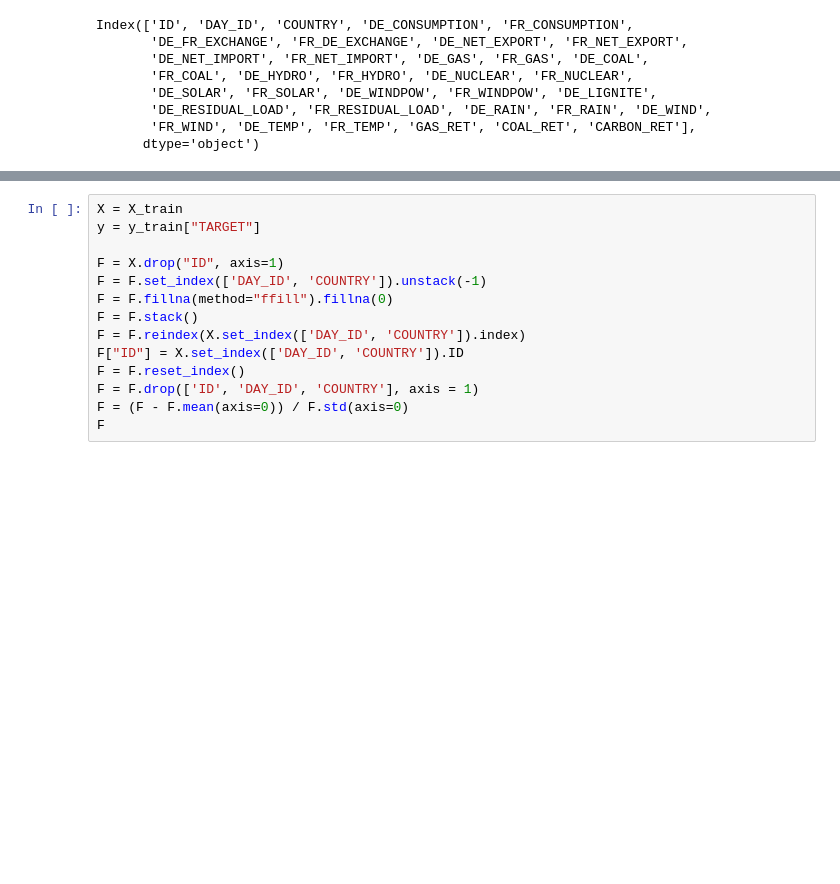
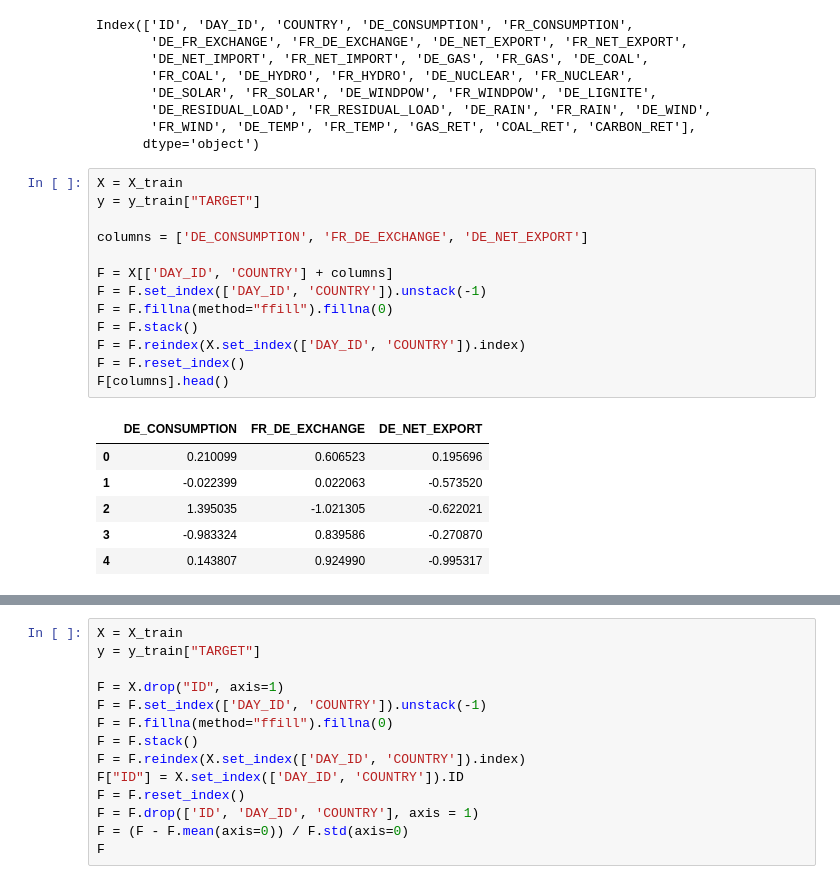
Before and after one commit to RJ-McReady/ENS-Data-Challenge-Electricity-Prices-Forecast, a Jupyter notebook: tutorial/CrossValTests.ipynb, the cells around one changed output, grey strips where cells are left out. Drawn from its saved outputs; the diff is of its cells as text; blank space fills up the shorter version.

```diff
--- a/tutorial/CrossValTests.ipynb
+++ b/tutorial/CrossValTests.ipynb
@@ -18,3 +18,23 @@ Index(['ID', 'DAY_ID', 'COUNTRY', 'DE_CONSUMPTION', 'FR_CONSUMPTION',
        'DE_RESIDUAL_LOAD', 'FR_RESIDUAL_LOAD', 'DE_RAIN', 'FR_RAIN', 'DE_WIND',
        'FR_WIND', 'DE_TEMP', 'FR_TEMP', 'GAS_RET', 'COAL_RET', 'CARBON_RET'],
       dtype='object')
+# %%
+X = X_train
+y = y_train["TARGET"]
+
+columns = ['DE_CONSUMPTION', 'FR_DE_EXCHANGE', 'DE_NET_EXPORT']
+
+F = X[['DAY_ID', 'COUNTRY'] + columns]
+F = F.set_index(['DAY_ID', 'COUNTRY']).unstack(-1)
+F = F.fillna(method="ffill").fillna(0)
+F = F.stack()
+F = F.reindex(X.set_index(['DAY_ID', 'COUNTRY']).index)
+F = F.reset_index()
+F[columns].head()
+# %% [output]
+|  | DE_CONSUMPTION | FR_DE_EXCHANGE | DE_NET_EXPORT |
+| 0 | 0.210099 | 0.606523 | 0.195696 |
+| 1 | -0.022399 | 0.022063 | -0.573520 |
+| 2 | 1.395035 | -1.021305 | -0.622021 |
+| 3 | -0.983324 | 0.839586 | -0.270870 |
+| 4 | 0.143807 | 0.924990 | -0.995317 |
```
Also changed, not shown: parts of 2 cells of this notebook, 3 other files.
